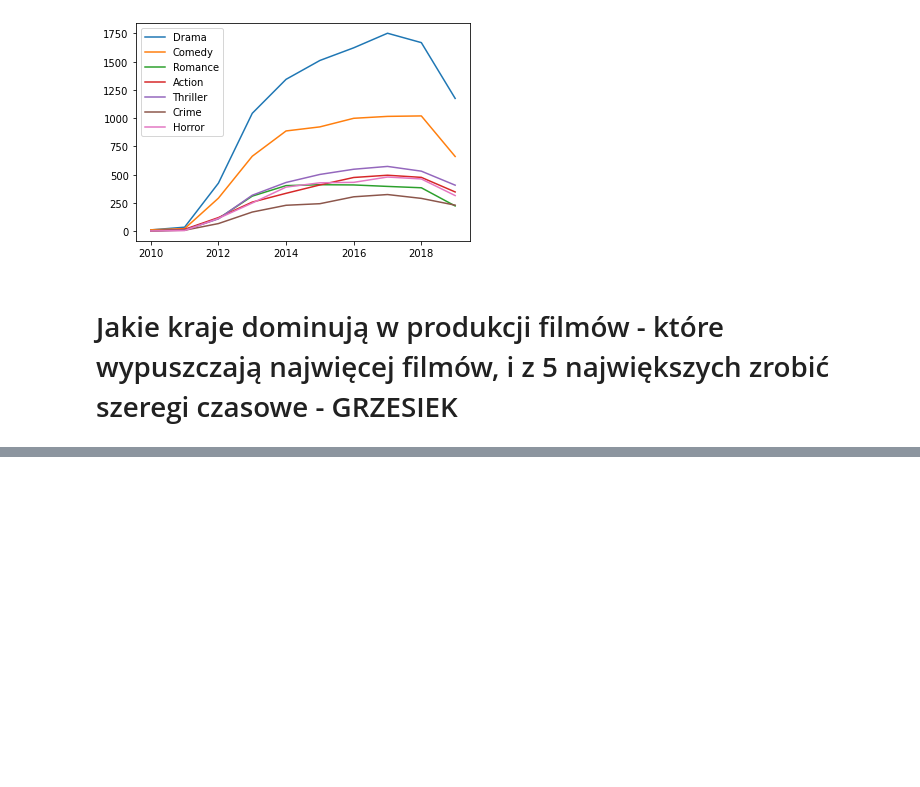
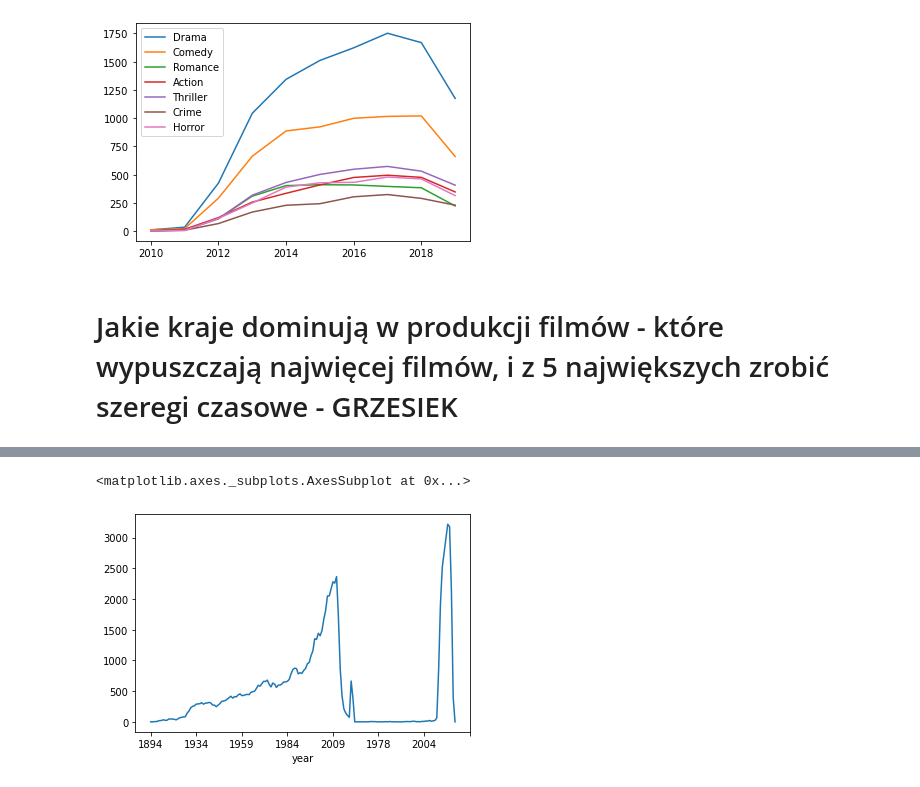
Before and after one commit to KatBotkowska/CodersCrew, a Jupyter notebook: Netflix_data.ipynb, the cells around one changed output, grey strips where cells are left out. Drawn from its saved outputs; the diff is of its cells as text; code cells hidden in the pictures; blank space fills up the shorter version.

```diff
--- a/Netflix_data.ipynb
+++ b/Netflix_data.ipynb
@@ -590,0 +630,8 @@ imdb_movies = pd.read_csv('/content/[netflix]/IMDb movies.csv')
+# %%
+'''
+Jak tutaj widzimy że daty się pomieszały. Spróbowałem sortować datę i nie jestem w stanie tego naprawić.
+'''
+imdb_movies.groupby('year').country.count().plot()
+# %% [output]
+<matplotlib.axes._subplots.AxesSubplot at 0x...>
+[figure, added]
```
Also changed, not shown: parts of 23 cells of this notebook.
